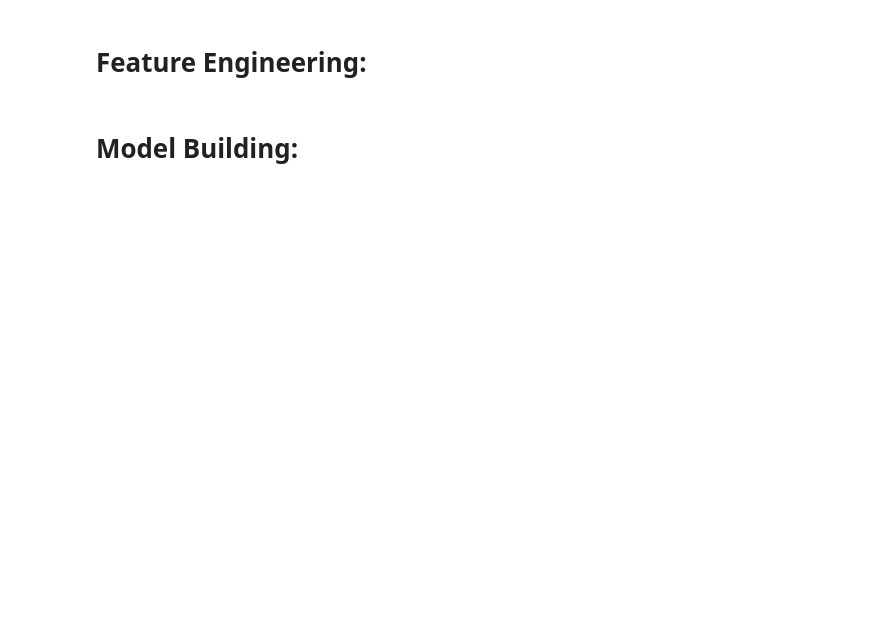
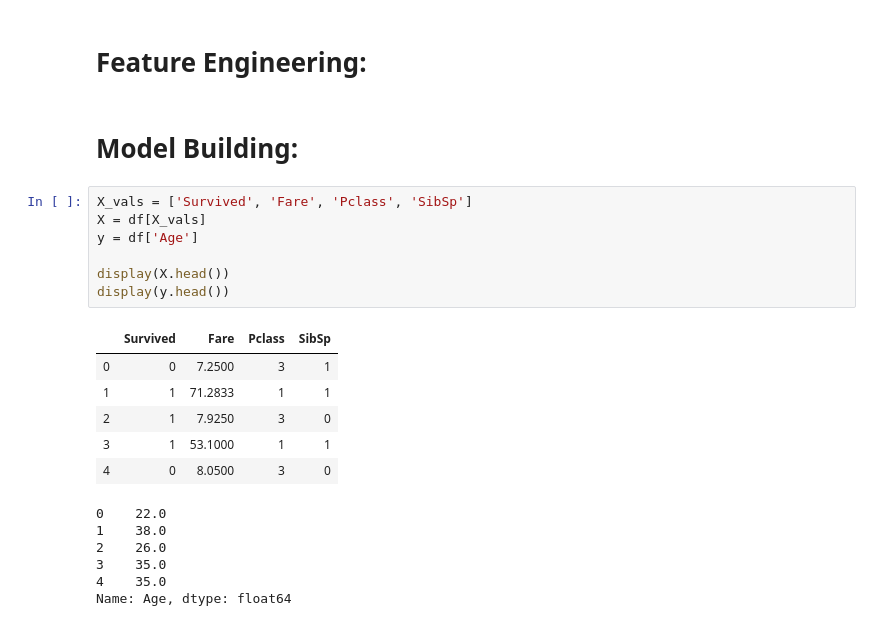
Before and after one commit to thomaskbrown18/titanic_practice, a Jupyter notebook: titanic_exploration.ipynb, the cells around one changed output. Cells and saved outputs as stored; diff of their text form; blank space fills up the shorter version.

```diff
--- a/titanic_exploration.ipynb
+++ b/titanic_exploration.ipynb
@@ -48,3 +82,23 @@ memory usage: 83.7+ KB
 # Feature Engineering:
 # %% [markdown]
 # Model Building:
+# %%
+X_vals = ['Survived', 'Fare', 'Pclass', 'SibSp']
+X = df[X_vals]
+y = df['Age']
+
+display(X.head())
+display(y.head())
+# %% [output]
+|  | Survived | Fare | Pclass | SibSp |
+| 0 | 0 | 7.2500 | 3 | 1 |
+| 1 | 1 | 71.2833 | 1 | 1 |
+| 2 | 1 | 7.9250 | 3 | 0 |
+| 3 | 1 | 53.1000 | 1 | 1 |
+| 4 | 0 | 8.0500 | 3 | 0 |
+0    22.0
+1    38.0
+2    26.0
+3    35.0
+4    35.0
+Name: Age, dtype: float64
```
Also changed, not shown: parts of 12 cells of this notebook.
